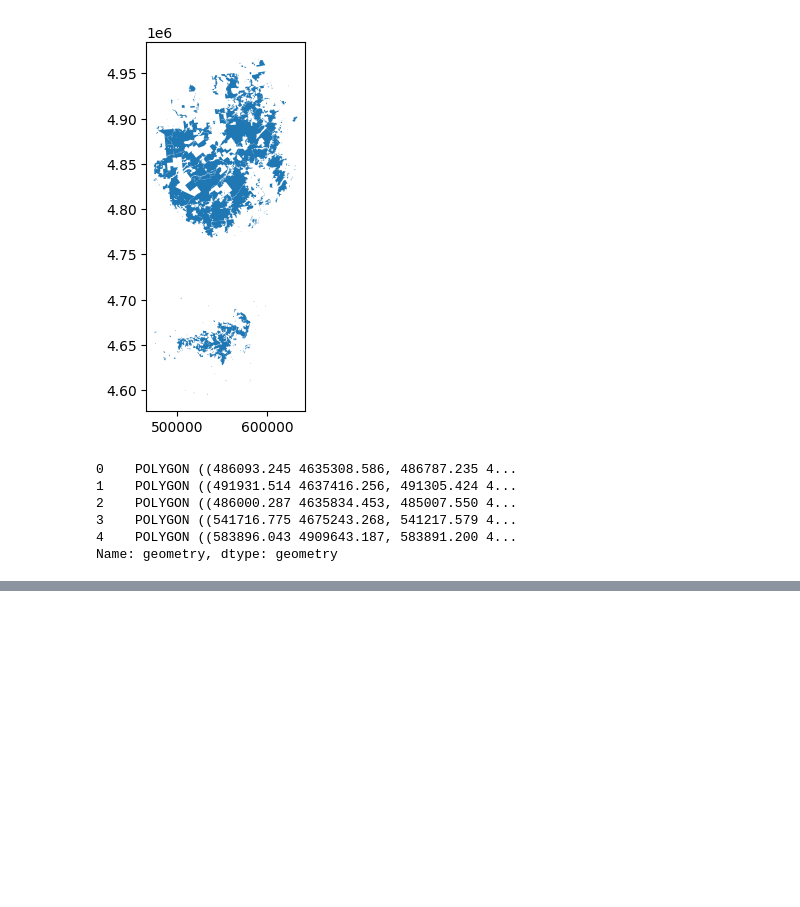
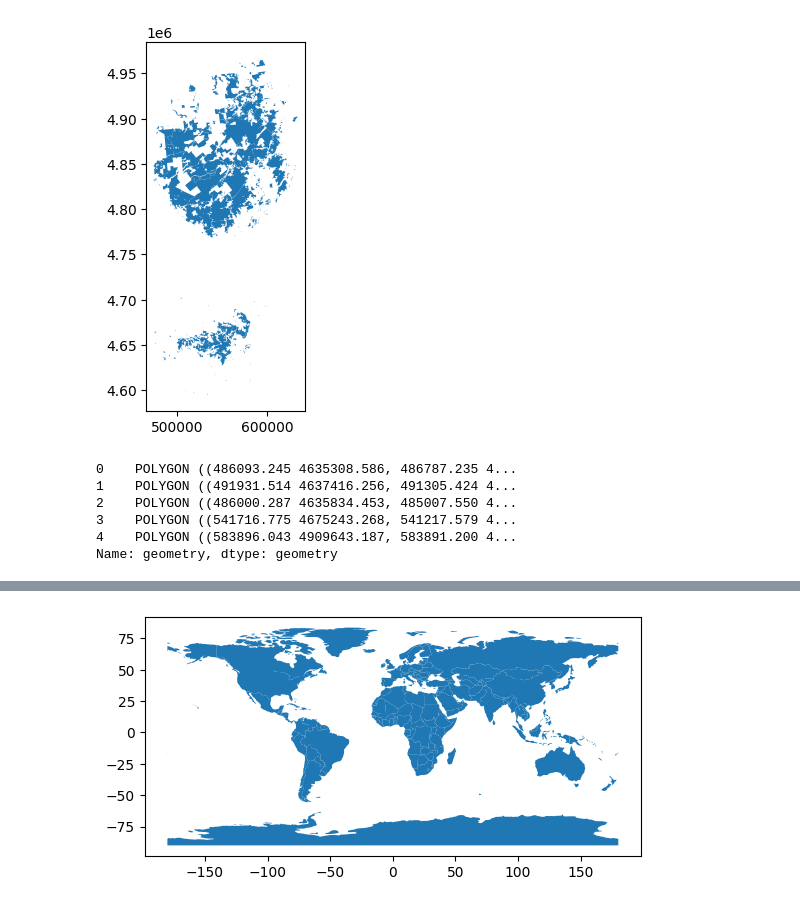
Before and after one commit to Kkhurana007/kaggle_python_practice, a Jupyter notebook: Geopandas.ipynb, the cells around one changed output, grey strips where cells are left out. Cells and saved outputs as stored; diff of their text form; code cells hidden in the pictures; blank space fills up the shorter version.

```diff
--- a/Geopandas.ipynb
+++ b/Geopandas.ipynb
@@ -75,0 +104,4 @@ DriverError: 'geopandas\__MACOSX atural_earth_vector (1)(m_physical' does not ex
+# %%
+world_filepath ='geopandas\\ne_110m_admin_0_countries\\ne_110m_admin_0_countries.shx'
+world = gpd.read_file(world_filepath)
+world.head()
@@ -75,0 +116,4 @@ DriverError: 'geopandas\__MACOSX atural_earth_vector (1)(m_physical' does not ex
+# %%
+ax = world.plot()
+# %% [output]
+[figure, added]
```
Also changed, not shown: parts of 10 cells of this notebook.
